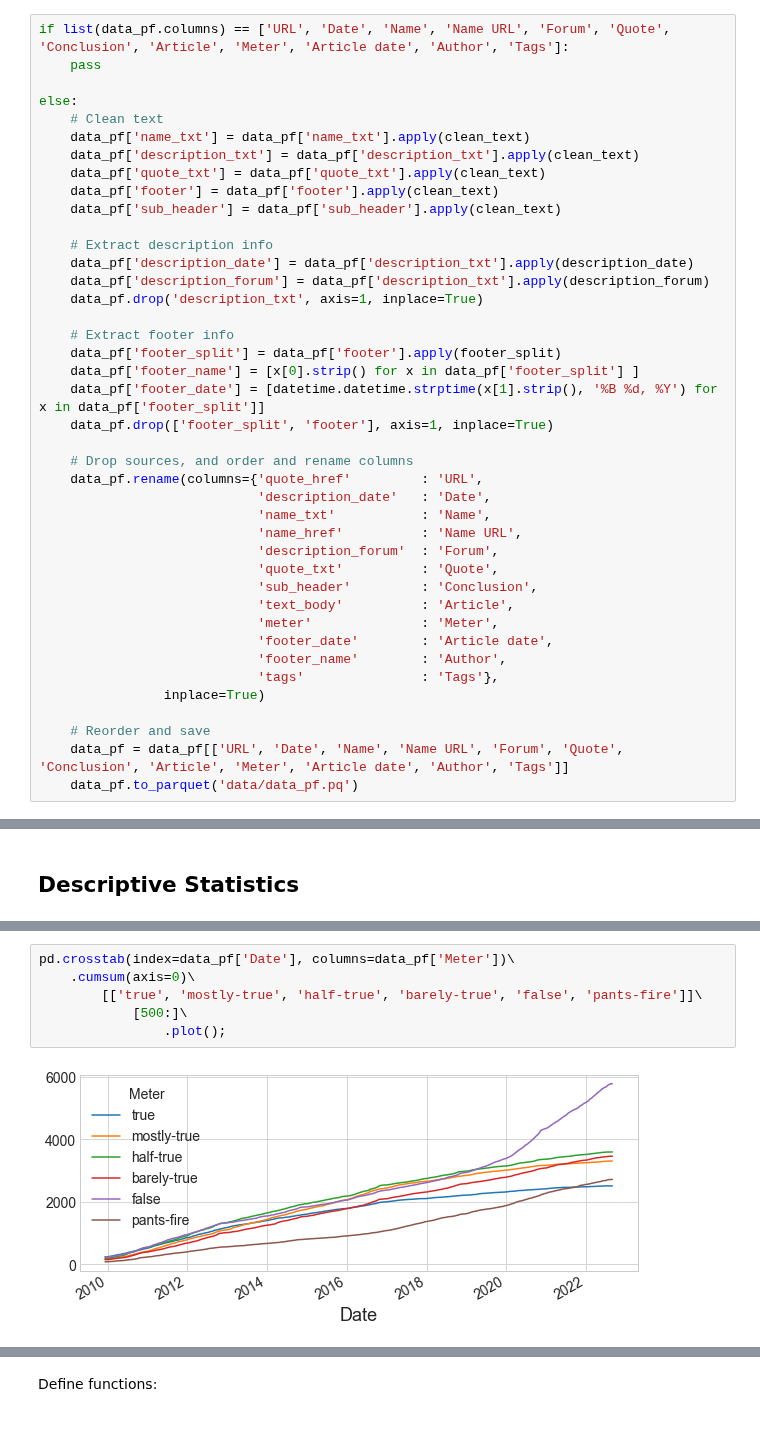
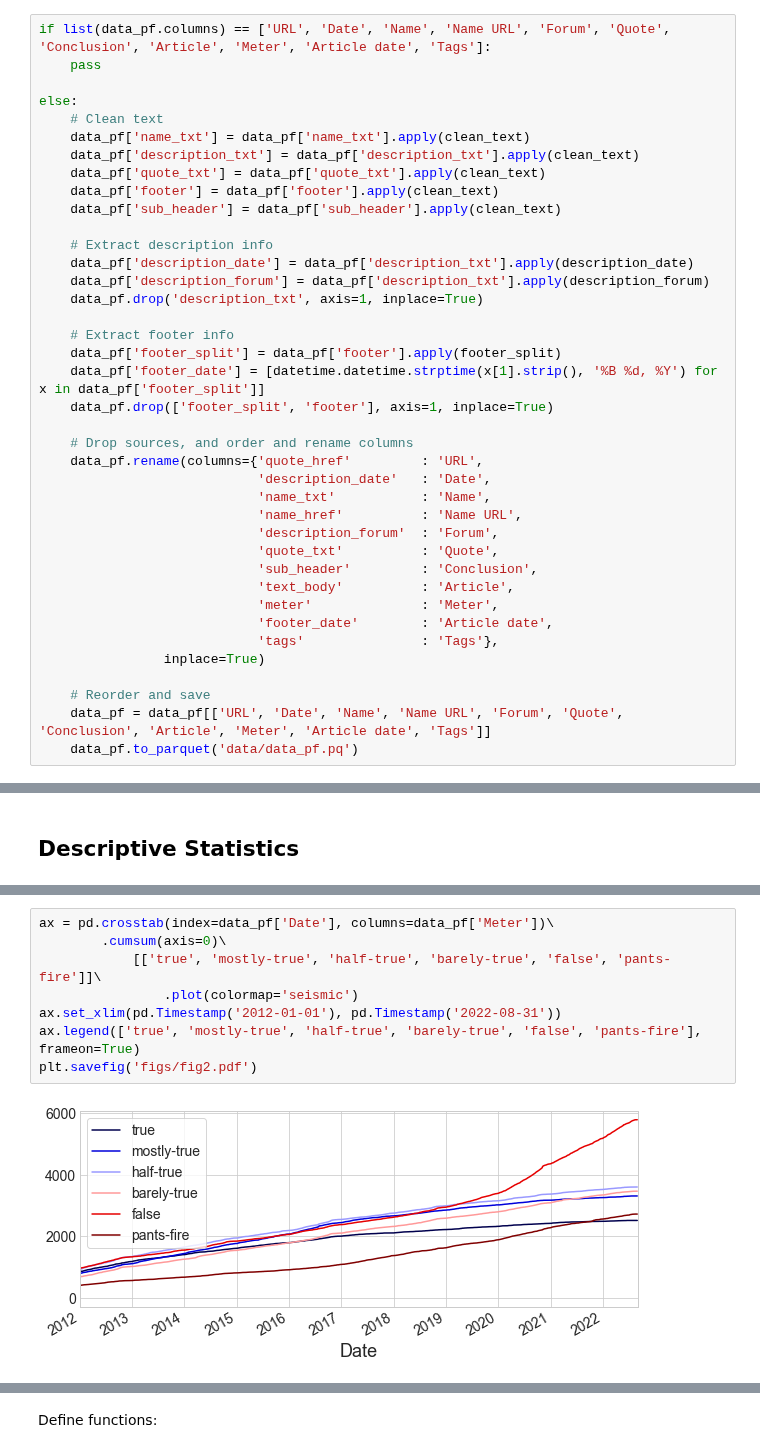
Before and after one commit to pgb206/ISDS2022_group7, a Jupyter notebook: project_copy/project.ipynb, the cells around one changed output, grey strips where cells are left out. Cells and saved outputs as stored; diff of their text form.

```diff
--- a/project_copy/project.ipynb
+++ b/project_copy/project.ipynb
@@ -462,7 +550,7 @@ def get_date_pd(date_time_string):
 # %% [markdown]
 Structure PolitiFact data:
 # %%
-if list(data_pf.columns) == ['URL', 'Date', 'Name', 'Name URL', 'Forum', 'Quote', 'Conclusion', 'Article', 'Meter', 'Article date', 'Author', 'Tags']:
+if list(data_pf.columns) == ['URL', 'Date', 'Name', 'Name URL', 'Forum', 'Quote', 'Conclusion', 'Article', 'Meter', 'Article date', 'Tags']:
     pass
 
 else:
@@ -480,7 +568,6 @@ else:
 
     # Extract footer info
     data_pf['footer_split'] = data_pf['footer'].apply(footer_split)
-    data_pf['footer_name'] = [x[0].strip() for x in data_pf['footer_split'] ]
     data_pf['footer_date'] = [datetime.datetime.strptime(x[1].strip(), '%B %d, %Y') for x in data_pf['footer_split']]
     data_pf.drop(['footer_split', 'footer'], axis=1, inplace=True)
 
@@ -495,12 +582,11 @@ else:
                             'text_body'          : 'Article',
                             'meter'              : 'Meter',
                             'footer_date'        : 'Article date',
-                            'footer_name'        : 'Author',
                             'tags'               : 'Tags'},
                 inplace=True)
 
     # Reorder and save
-    data_pf = data_pf[['URL', 'Date', 'Name', 'Name URL', 'Forum', 'Quote', 'Conclusion', 'Article', 'Meter', 'Article date', 'Author', 'Tags']]
+    data_pf = data_pf[['URL', 'Date', 'Name', 'Name URL', 'Forum', 'Quote', 'Conclusion', 'Article', 'Meter', 'Article date', 'Tags']]
     data_pf.to_parquet('data/data_pf.pq')
 # %% [markdown]
 Structure PeaceData data:
@@ -598,8 +654,10 @@ plt.savefig('figs/fig2.pdf', bbox_inches='tight')
 # %%
-pd.crosstab(index=data_pf['Date'], columns=data_pf['Meter'])\
-    .cumsum(axis=0)\
-        [['true', 'mostly-true', 'half-true', 'barely-true', 'false', 'pants-fire']]\
-            [500:]\
-                .plot();
+ax = pd.crosstab(index=data_pf['Date'], columns=data_pf['Meter'])\
+        .cumsum(axis=0)\
+            [['true', 'mostly-true', 'half-true', 'barely-true', 'false', 'pants-fire']]\
+                .plot(colormap='seismic')
+ax.set_xlim(pd.Timestamp('2012-01-01'), pd.Timestamp('2022-08-31'))
+ax.legend(['true', 'mostly-true', 'half-true', 'barely-true', 'false', 'pants-fire'], frameon=True)
+plt.savefig('figs/fig2.pdf')
 # %% [output]
-[figure, old version]
+[figure, new version]
```
Also changed, not shown: parts of 44 cells of this notebook, 6 other files.
